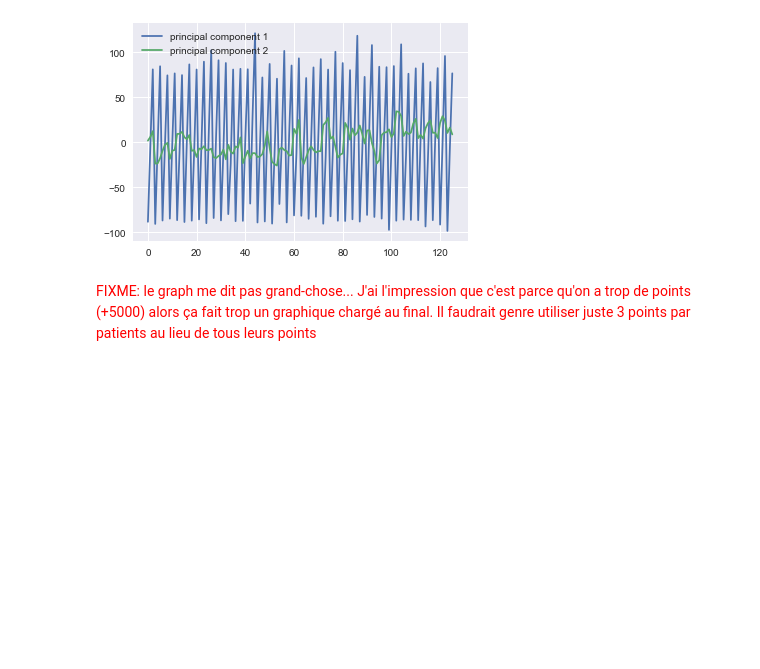
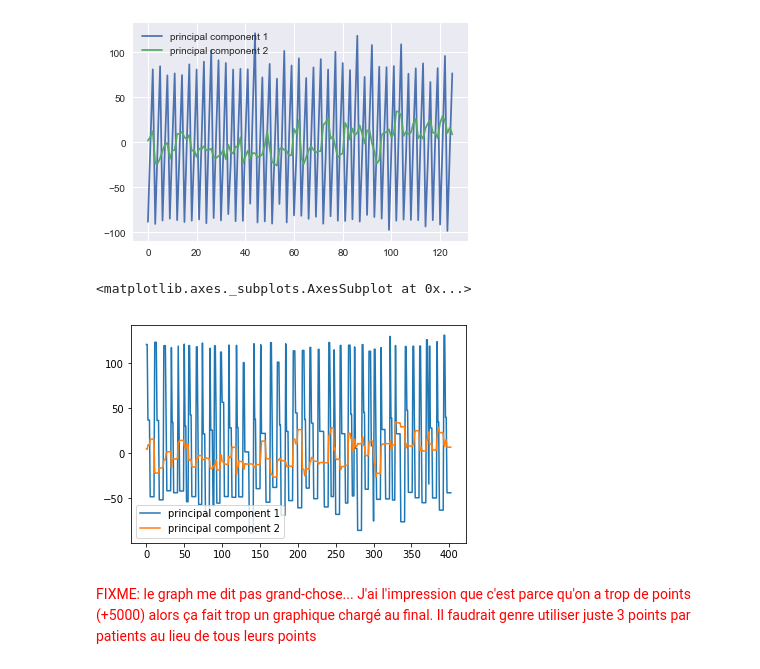
Before and after one commit to Mymoza/DataMining-UPDRS, a Jupyter notebook: UPDRS.ipynb, the cells around one changed output. Drawn from its saved outputs; the diff is of its cells as text; code cells hidden in the pictures; blank space fills up the shorter version.

```diff
--- a/UPDRS.ipynb
+++ b/UPDRS.ipynb
@@ -464,6 +477,9 @@ fig2.savefig('total_updrs_time_test.png')
 nb_subjects_worsen = 0
 nb_subjects_improved = 0
 nb_subjects_midpoint_worst_end_well = 0
+
+# Dataframe containing only 3 UPDRS measures per patient. This will be useful to plot graphs
+df_filtered_3_per_subject = []
 
 # Go through all the 42 subject_id of the dataset
 for subject_id in range(1,43):
@@ -474,17 +490,20 @@ for subject_id in range(1,43):
     # Then we will filter another time the subject_df because we want the value of the motor UPDRS
     # when test_time is at its minimum, median and max value
     min_subject_df = subject_df[subject_df['test_time'] == subject_df['test_time'].min()]
+    df_filtered_3_per_subject.append(min_subject_df)
     #display(min_subject_df)
     min_value = min_subject_df.total_UPDRS.values[0]
     #print('Min : ', min_value)
 
     # Median uses row nearest to midpoint because otherwise median is a problem on dataframes of even length
     median_subject_df = subject_df[subject_df['test_time'] == subject_df['test_time'].quantile(interpolation='nearest')]
+    df_filtered_3_per_subject.append(median_subject_df)
     #display(median_subject_df)
     median_value = median_subject_df.total_UPDRS.values[0]
     #print('Median : ', median_value)
 
     max_subject_df = subject_df[subject_df['test_time'] == subject_df['test_time'].max()]
+    df_filtered_3_per_subject.append(max_subject_df)
     #display(max_subject_df)
     max_value = max_subject_df.total_UPDRS.values[0]
     #print('Max : ', max_value)
@@ -496,6 +515,8 @@ for subject_id in range(1,43):
     if(median_value > max_value):
         nb_subjects_midpoint_worst_end_well += 1
 
+df_filtered_3_per_subject = pd.concat(df_filtered_3_per_subject)
+
 print('Nb subjects who got worst between start and the end of the trial: ', nb_subjects_worsen)
 print('Nb subjects who are even better than when they started the trial : ', nb_subjects_improved)
 print('Nb subjects who improved between midpoint and end : ', nb_subjects_midpoint_worst_end_well)
@@ -1004,6 +1091,19 @@ principalDf.plot()
 # %% [output]
 <matplotlib.axes._subplots.AxesSubplot at 0x...>
 [figure]
+# %%
+# “””
+# Dimensionality Reduction using PCA (Principal Component Analysis) Here n_components = 2 means, transform into a 2-Dimensional dataset.
+# “””
+pca = PCA(n_components = 2)
+X_train_pca = pca.fit_transform(df_filtered_3_per_subject)
+
+
+principalDf = pd.DataFrame(data=X_train_pca, columns = ['principal component 1', 'principal component 2'])
+principalDf.plot()
+# %% [output]
+<matplotlib.axes._subplots.AxesSubplot at 0x...>
+[figure, added]
 # %% [markdown]
 <font color='red'>FIXME: le graph me dit pas grand-chose... J'ai l'impression que c'est parce qu'on a trop de points (+5000) alors ça fait trop un graphique chargé au final. Il faudrait genre utiliser juste 3 points par patients au lieu de tous leurs points </font>
 # %%
```
Also changed, not shown: parts of 34 cells of this notebook, 7 other files.
